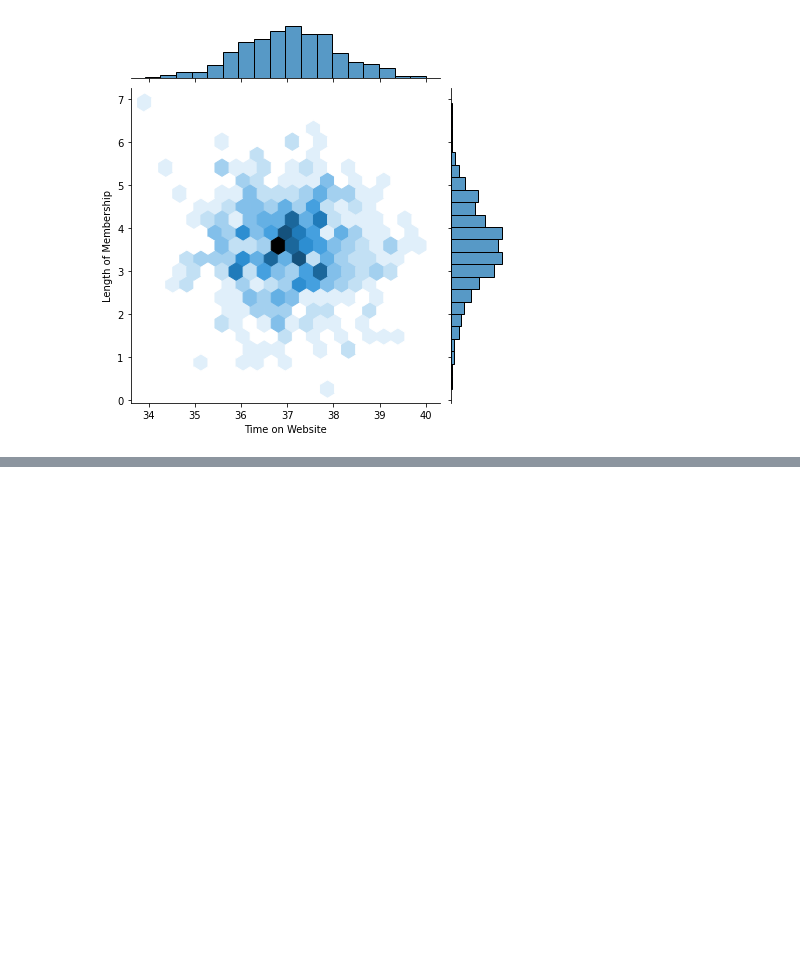
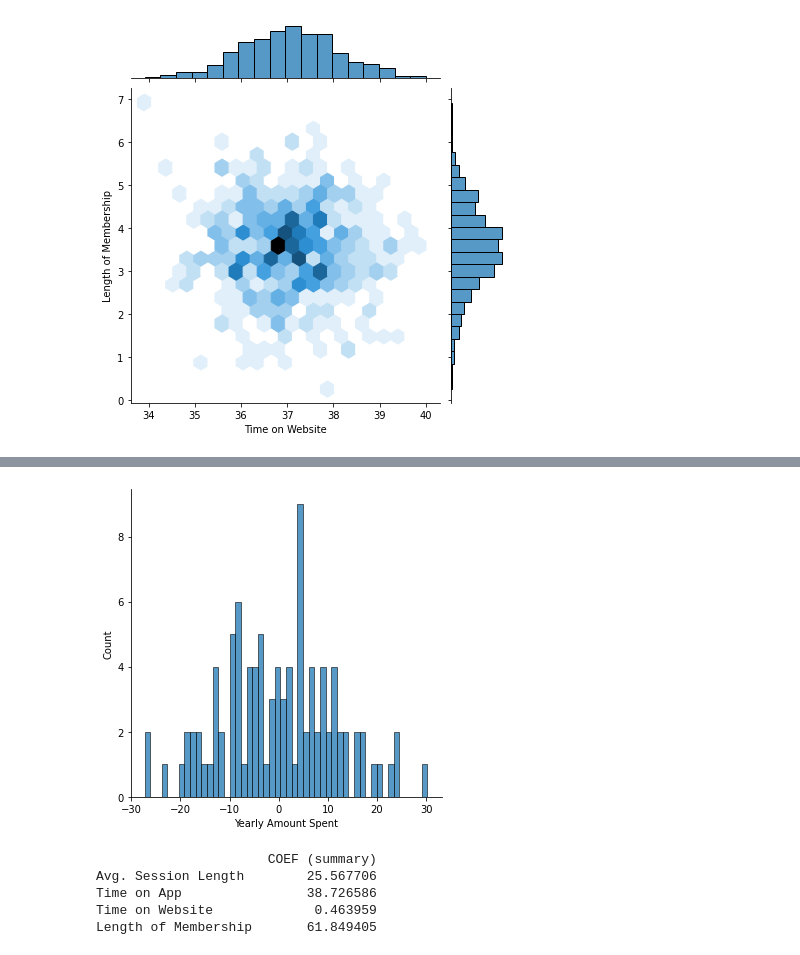
Before and after one commit to abrarrafi/Machine_Learning, a Jupyter notebook: LinearRegression2.ipynb, the cells around one changed output, grey strips where cells are left out. Drawn from its saved outputs; the diff is of its cells as text; code cells hidden in the pictures; blank space fills up the shorter version.

```diff
--- a/LinearRegression2.ipynb
+++ b/LinearRegression2.ipynb
@@ -86,0 +122,14 @@ plt.show()
+# %%
+sns.displot(y_test - prediction, bins=50)
+plt.show()
+# %% [output]
+[figure, added]
+# %%
+summary = pd.DataFrame(lr.coef_, x.columns, columns=['COEF (summary)'])
+print(summary)
+# %% [output]
+                      COEF (summary)
+Avg. Session Length        25.567706
+Time on App                38.726586
+Time on Website             0.463959
+Length of Membership       61.849405
```
Also changed, not shown: parts of 11 cells of this notebook.
